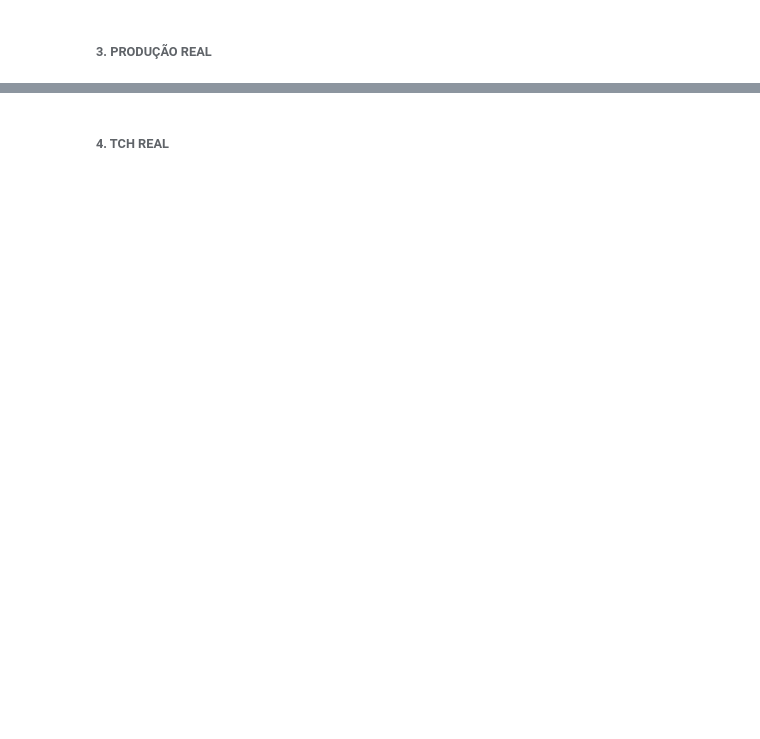
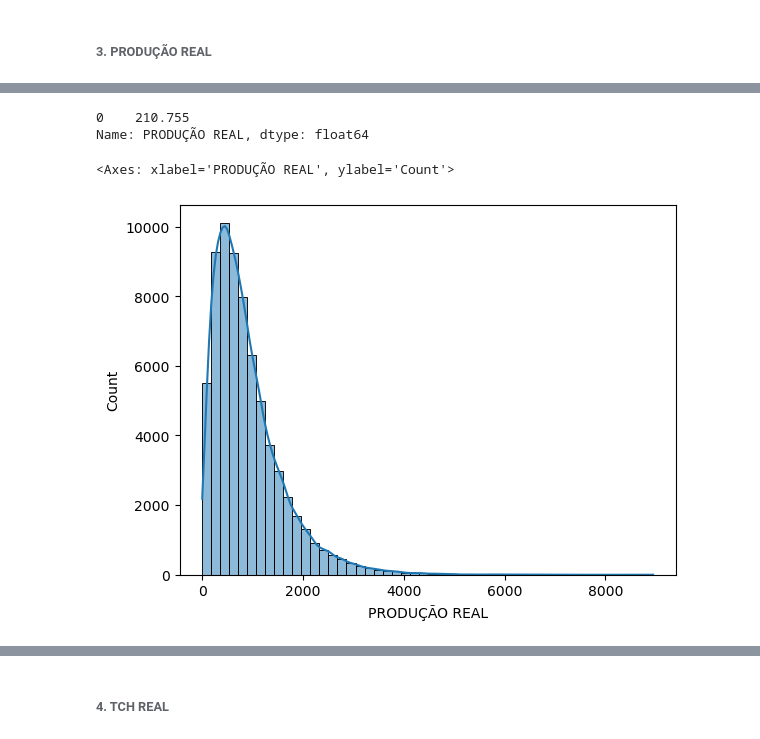
Before and after one commit to fernandovieira1/Analise-Dados-Cana, a Jupyter notebook: analise_cana.ipynb, the cells around one changed output, grey strips where cells are left out. Drawn from its saved outputs; the diff is of its cells as text; code cells hidden in the pictures; blank space fills up the shorter version.

```diff
--- a/analise_cana.ipynb
+++ b/analise_cana.ipynb
@@ -482,0 +599,10 @@ Name: proportion, dtype: float64
+# %%
+df['PRODUÇÃO REAL'].mode()
+# %% [output]
+0    210.755
+Name: PRODUÇÃO REAL, dtype: float64
+# %%
+sns.histplot(df['PRODUÇÃO REAL'], bins=50, kde=True)
+# %% [output]
+<Axes: xlabel='PRODUÇÃO REAL', ylabel='Count'>
+[figure, added]
```
Also changed, not shown: parts of 27 cells of this notebook, 1 other file.
